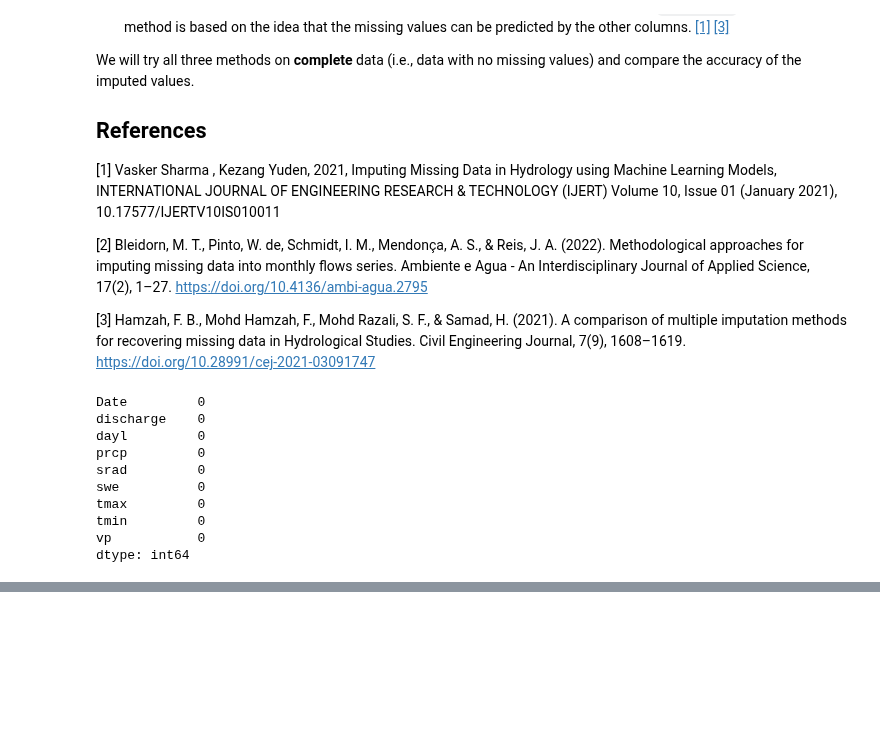
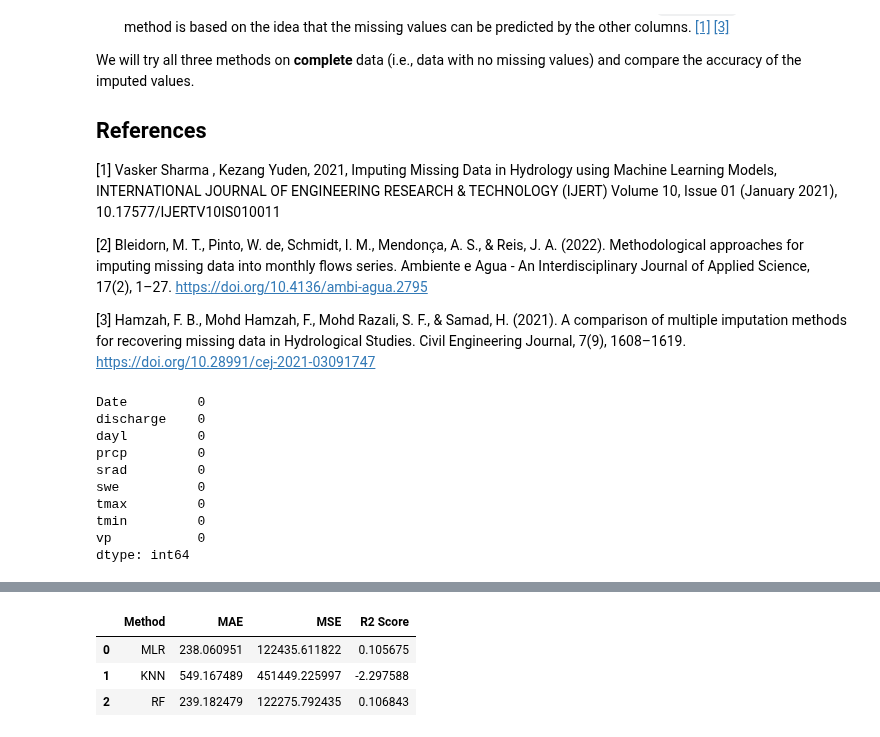
Before and after one commit to yunsupark1120/GAGEii_modeling, a Jupyter notebook: eda.ipynb, the cells around one changed output, grey strips where cells are left out. Cells and saved outputs as stored; diff of their text form; code cells hidden in the pictures; blank space fills up the shorter version.

```diff
--- a/eda.ipynb
+++ b/eda.ipynb
@@ -473,0 +494,11 @@ results_df
+# %%
+
+
+experiment = ImputationExperiment('US_climate_discharge_data/04258000.csv', random_seed=1)
+results = experiment()
+results
+# %% [output]
+|  | Method | MAE | MSE | R2 Score |
+| 0 | MLR | 238.060951 | 122435.611822 | 0.105675 |
+| 1 | KNN | 549.167489 | 451449.225997 | -2.297588 |
+| 2 | RF | 239.182479 | 122275.792435 | 0.106843 |
```
Also changed, not shown: parts of 4 cells of this notebook.
